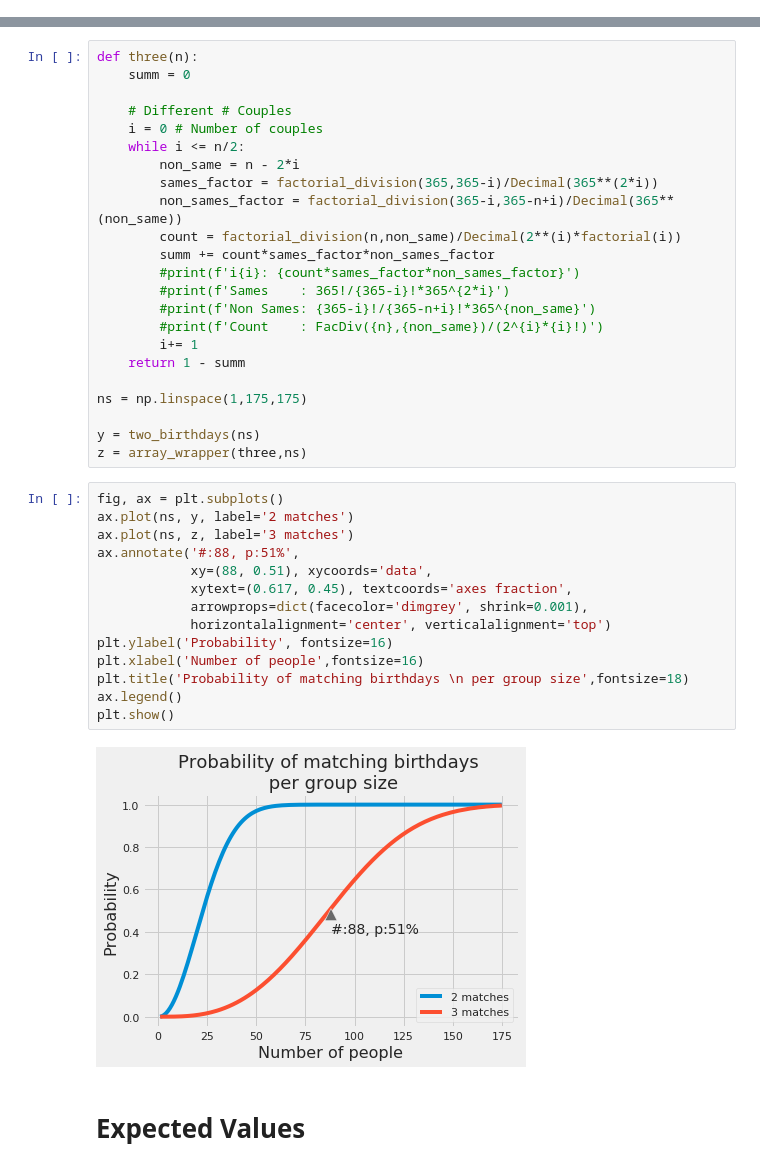
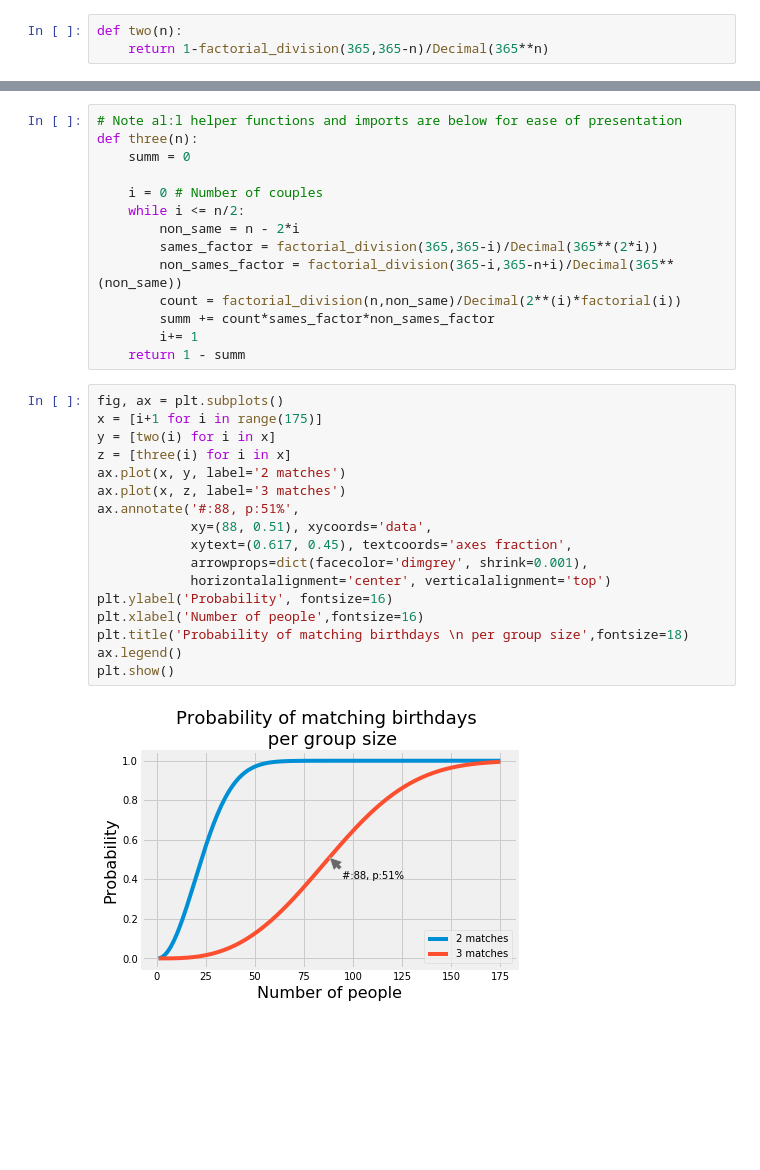
Before and after one commit to DoganCK/538_Riddler, a Jupyter notebook: Oct_4_19-Classic.ipynb, the cells around one changed output, grey strips where cells are left out. Cells and saved outputs as stored; diff of their text form; blank space fills up the shorter version.

```diff
--- a/Oct_4_19-Classic.ipynb
+++ b/Oct_4_19-Classic.ipynb
@@ -55,0 +16,3 @@ def two_birthdays(n):
+# %%
+def two(n):
+    return 1-factorial_division(365,365-n)/Decimal(365**n)
@@ -56,8 +27,8 @@ def two_birthdays(n):
 # %%
+# Note al:l helper functions and imports are below for ease of presentation
 def three(n):
     summ = 0
 
-    # Different # Couples
     i = 0 # Number of couples
     while i <= n/2:
         non_same = n - 2*i
@@ -65,32 +36,24 @@ def three(n):
         non_sames_factor = factorial_division(365-i,365-n+i)/Decimal(365**(non_same))
         count = factorial_division(n,non_same)/Decimal(2**(i)*factorial(i))
         summ += count*sames_factor*non_sames_factor
-        #print(f'i{i}: {count*sames_factor*non_sames_factor}')
-        #print(f'Sames    : 365!/{365-i}!*365^{2*i}')
-        #print(f'Non Sames: {365-i}!/{365-n+i}!*365^{non_same}')
-        #print(f'Count    : FacDiv({n},{non_same})/(2^{i}*{i}!)')
         i+= 1
     return 1 - summ
-
-ns = np.linspace(1,175,175)
-
-y = two_birthdays(ns)
-z = array_wrapper(three,ns)
 # %%
 fig, ax = plt.subplots()
-ax.plot(ns, y, label='2 matches')
-ax.plot(ns, z, label='3 matches')
+x = [i+1 for i in range(175)]
+y = [two(i) for i in x]
+z = [three(i) for i in x]
+ax.plot(x, y, label='2 matches')
+ax.plot(x, z, label='3 matches')
 ax.annotate('#:88, p:51%',
             xy=(88, 0.51), xycoords='data',
             xytext=(0.617, 0.45), textcoords='axes fraction',
             arrowprops=dict(facecolor='dimgrey', shrink=0.001),
             horizontalalignment='center', verticalalignment='top')
 plt.ylabel('Probability', fontsize=16)
 plt.xlabel('Number of people',fontsize=16)
 plt.title('Probability of matching birthdays \n per group size',fontsize=18)
 ax.legend()
 plt.show()
 # %% [output]
-[figure, old version]
+[figure, new version]
-# %% [markdown]
-# Expected Values
```
Also changed, not shown: parts of 15 cells of this notebook.
